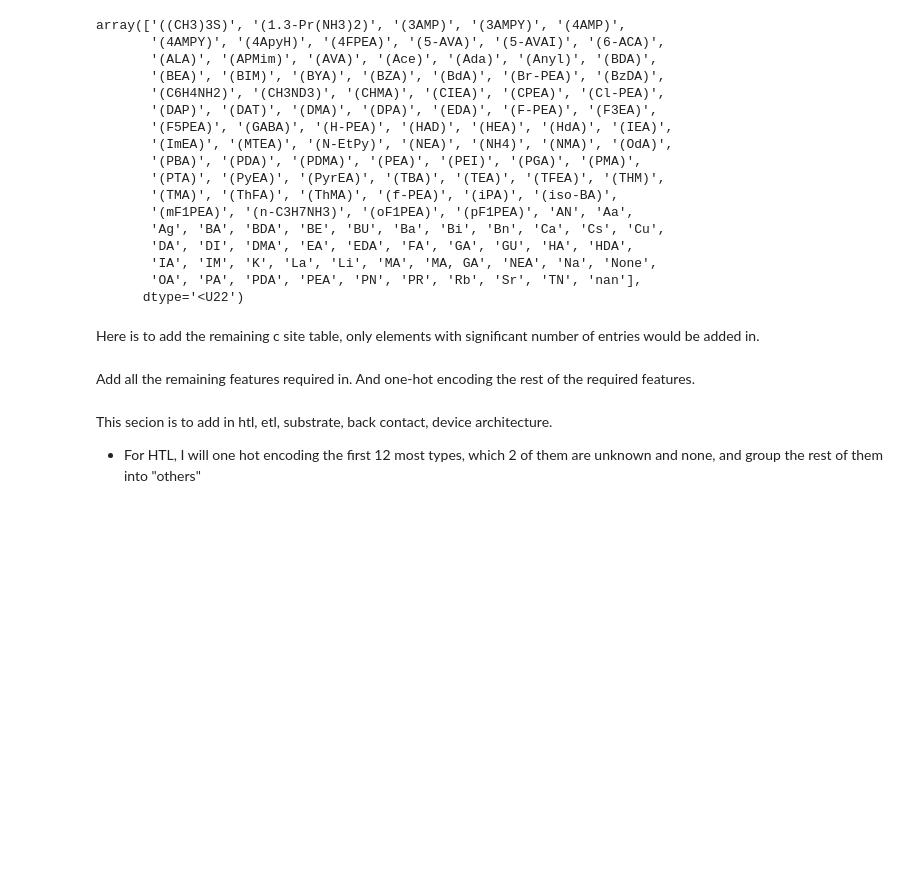
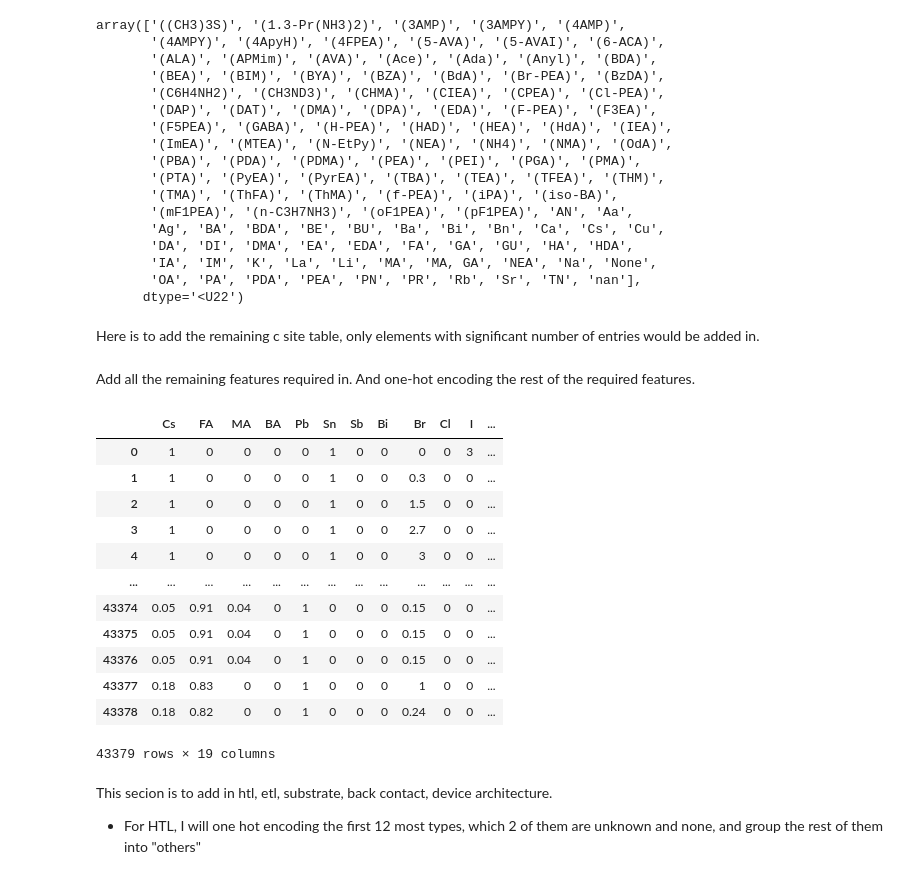
Before and after one commit to drcgreenland/PerovskiteML_project, a Jupyter notebook: replicating.ipynb, the cells around one changed output. Drawn from its saved outputs; the diff is of its cells as text; code cells hidden in the pictures; blank space fills up the shorter version.

```diff
--- a/replicating.ipynb
+++ b/replicating.ipynb
@@ -197,13 +171,28 @@ Add all the remaining features required in. And one-hot encoding the rest of the
 # %%
 table["Perovskite_composition_long_form"] = database["Perovskite_composition_long_form"]
 table["Perovskite_band_gap"] = database["Perovskite_band_gap"]
 table["JV_default_FF"] = database["JV_default_FF"]
 table["JV_default_Jsc"] = database["JV_default_Jsc"]
 table["JV_default_Voc"] = database["JV_default_Voc"]
 table["JV_default_PCE"] = database["JV_default_PCE"]
 table["Cell_area_measured"] = database["Cell_area_measured"]
 table["JV_light_intensity"] = database["JV_light_intensity"]
 table["Pin (mW)"] = database["JV_light_intensity"] * database["Cell_area_measured"]
+table
+# %% [output]
+|  | Cs | FA | MA | BA | Pb | Sn | Sb | Bi | Br | Cl | I | ... |
+| 0 | 1 | 0 | 0 | 0 | 0 | 1 | 0 | 0 | 0 | 0 | 3 | ... |
+| 1 | 1 | 0 | 0 | 0 | 0 | 1 | 0 | 0 | 0.3 | 0 | 0 | ... |
+| 2 | 1 | 0 | 0 | 0 | 0 | 1 | 0 | 0 | 1.5 | 0 | 0 | ... |
+| 3 | 1 | 0 | 0 | 0 | 0 | 1 | 0 | 0 | 2.7 | 0 | 0 | ... |
+| 4 | 1 | 0 | 0 | 0 | 0 | 1 | 0 | 0 | 3 | 0 | 0 | ... |
+| ... | ... | ... | ... | ... | ... | ... | ... | ... | ... | ... | ... | ... |
+| 43374 | 0.05 | 0.91 | 0.04 | 0 | 1 | 0 | 0 | 0 | 0.15 | 0 | 0 | ... |
+| 43375 | 0.05 | 0.91 | 0.04 | 0 | 1 | 0 | 0 | 0 | 0.15 | 0 | 0 | ... |
+| 43376 | 0.05 | 0.91 | 0.04 | 0 | 1 | 0 | 0 | 0 | 0.15 | 0 | 0 | ... |
+| 43377 | 0.18 | 0.83 | 0 | 0 | 1 | 0 | 0 | 0 | 1 | 0 | 0 | ... |
+| 43378 | 0.18 | 0.82 | 0 | 0 | 1 | 0 | 0 | 0 | 0.24 | 0 | 0 | ... |
+43379 rows × 19 columns
 # %%
 freq_counts_H = database["HTL_stack_sequence"].value_counts()
 freq_counts_E = database["ETL_stack_sequence"].value_counts()
```
Also changed, not shown: parts of 7 cells of this notebook.
